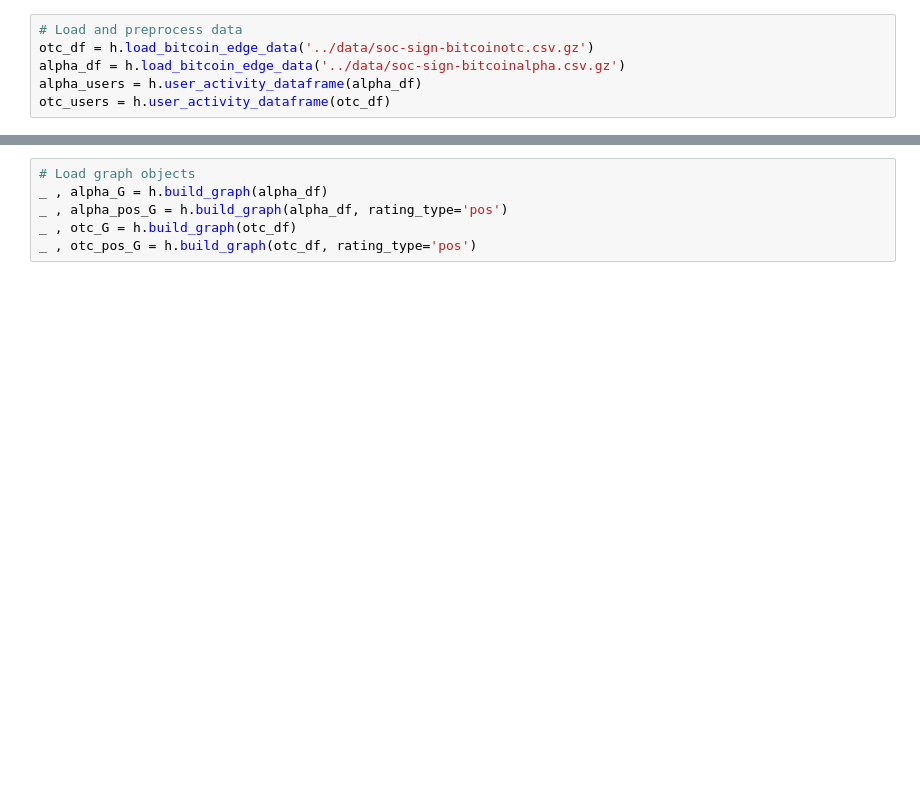
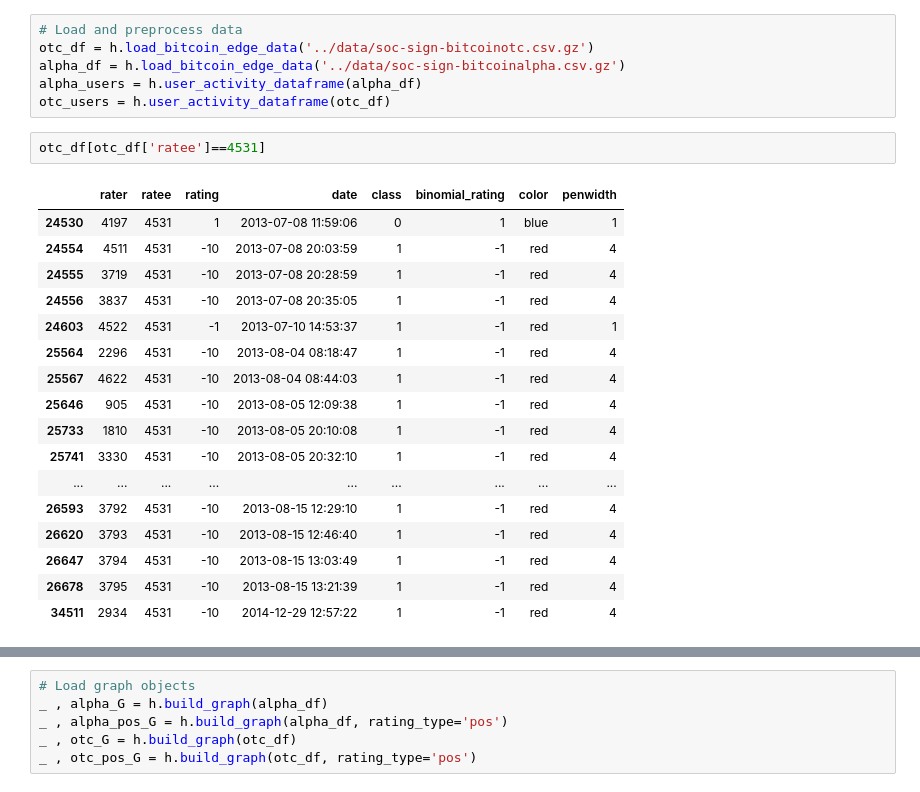
Before and after one commit to allanalberts/Fighting-Fraud-With-Graph-Theory, a Jupyter notebook: notebooks/working_notebook.ipynb, the cells around one changed output, grey strips where cells are left out. Saved outputs shown, nothing was run; the diff lists cells and outputs as text; blank space fills up the shorter version.

```diff
--- a/notebooks/working_notebook.ipynb
+++ b/notebooks/working_notebook.ipynb
@@ -39,3 +39,23 @@ otc_df = h.load_bitcoin_edge_data('../data/soc-sign-bitcoinotc.csv.gz')
 alpha_df = h.load_bitcoin_edge_data('../data/soc-sign-bitcoinalpha.csv.gz')
 alpha_users = h.user_activity_dataframe(alpha_df)
 otc_users = h.user_activity_dataframe(otc_df)
+# %%
+otc_df[otc_df['ratee']==4531]
+# %% [output]
+|  | rater | ratee | rating | date | class | binomial_rating | color | penwidth |
+| 24530 | 4197 | 4531 | 1 | 2013-07-08 11:59:06 | 0 | 1 | blue | 1 |
+| 24554 | 4511 | 4531 | -10 | 2013-07-08 20:03:59 | 1 | -1 | red | 4 |
+| 24555 | 3719 | 4531 | -10 | 2013-07-08 20:28:59 | 1 | -1 | red | 4 |
+| 24556 | 3837 | 4531 | -10 | 2013-07-08 20:35:05 | 1 | -1 | red | 4 |
+| 24603 | 4522 | 4531 | -1 | 2013-07-10 14:53:37 | 1 | -1 | red | 1 |
+| 25564 | 2296 | 4531 | -10 | 2013-08-04 08:18:47 | 1 | -1 | red | 4 |
+| 25567 | 4622 | 4531 | -10 | 2013-08-04 08:44:03 | 1 | -1 | red | 4 |
+| 25646 | 905 | 4531 | -10 | 2013-08-05 12:09:38 | 1 | -1 | red | 4 |
+| 25733 | 1810 | 4531 | -10 | 2013-08-05 20:10:08 | 1 | -1 | red | 4 |
+| 25741 | 3330 | 4531 | -10 | 2013-08-05 20:32:10 | 1 | -1 | red | 4 |
+| ... | ... | ... | ... | ... | ... | ... | ... | ... |
+| 26593 | 3792 | 4531 | -10 | 2013-08-15 12:29:10 | 1 | -1 | red | 4 |
+| 26620 | 3793 | 4531 | -10 | 2013-08-15 12:46:40 | 1 | -1 | red | 4 |
+| 26647 | 3794 | 4531 | -10 | 2013-08-15 13:03:49 | 1 | -1 | red | 4 |
+| 26678 | 3795 | 4531 | -10 | 2013-08-15 13:21:39 | 1 | -1 | red | 4 |
+| 34511 | 2934 | 4531 | -10 | 2014-12-29 12:57:22 | 1 | -1 | red | 4 |
```
Also changed, not shown: parts of 25 cells of this notebook, 4 other files.
